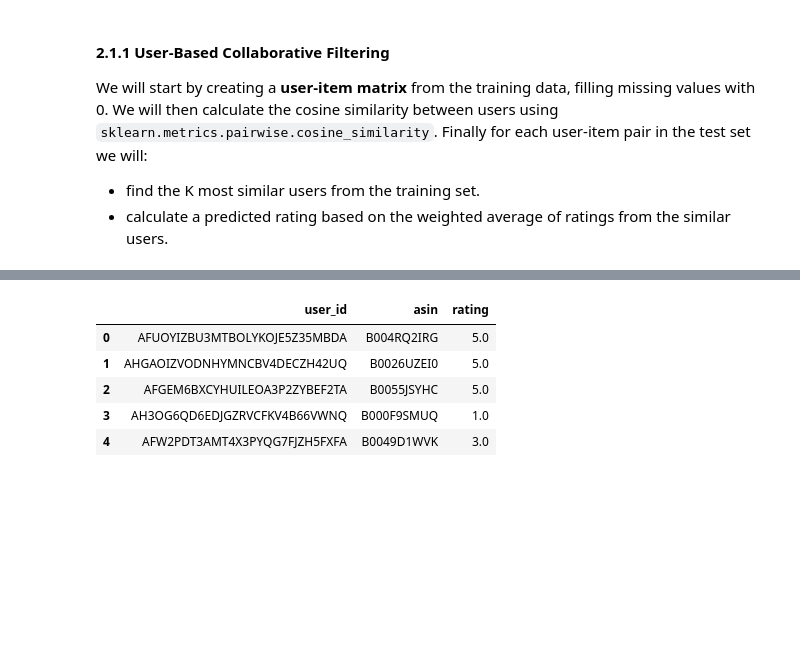
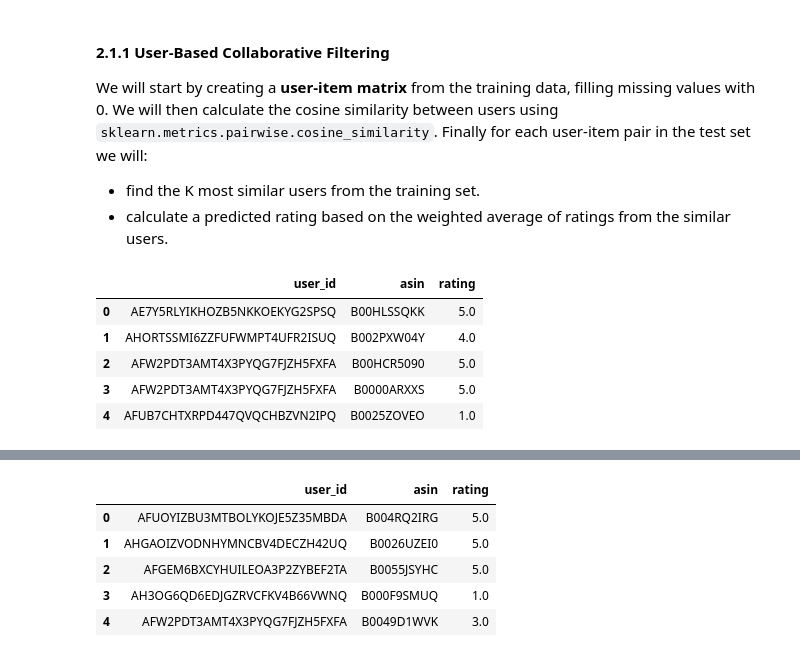
Before and after one commit to AntonisZks/Data-Mining, a Jupyter notebook: Notebooks/data_mining_assignment.ipynb, the cells around one changed output, grey strips where cells are left out. Saved outputs shown, nothing was run; the diff lists cells and outputs as text; code cells hidden in the pictures; blank space fills up the shorter version.

```diff
--- a/Notebooks/data_mining_assignment.ipynb
+++ b/Notebooks/data_mining_assignment.ipynb
@@ -1393,3 +1381,18 @@ The system implemention contains a **user-based** and **item-based** collaborati
 We will start by creating a **user-item matrix** from the training data, filling missing values with 0. We will then calculate the cosine similarity between users using `sklearn.metrics.pairwise.cosine_similarity`. Finally for each user-item pair in the test set we will:
 - find the K most similar users from the training set.
 - calculate a predicted rating based on the weighted average of ratings from the similar users.
+# %%
+category = categories[2]  # Choose a category for training and testing
+
+# Select the working dataframe and get only 'user_id', 'asin', and 'rating' columns
+working_df = dataframes['review'][category].copy()
+working_df = working_df[['user_id', 'asin', 'rating']]
+
+working_df.head()
+# %% [output]
+|  | user_id | asin | rating |
+| 0 | AE7Y5RLYIKHOZB5NKKOEKYG2SPSQ | B00HLSSQKK | 5.0 |
+| 1 | AHORTSSMI6ZZFUFWMPT4UFR2ISUQ | B002PXW04Y | 4.0 |
+| 2 | AFW2PDT3AMT4X3PYQG7FJZH5FXFA | B00HCR5090 | 5.0 |
+| 3 | AFW2PDT3AMT4X3PYQG7FJZH5FXFA | B0000ARXXS | 5.0 |
+| 4 | AFUB7CHTXRPD447QVQCHBZVN2IPQ | B0025ZOVEO | 1.0 |
```
Also changed, not shown: parts of 19 cells of this notebook.
